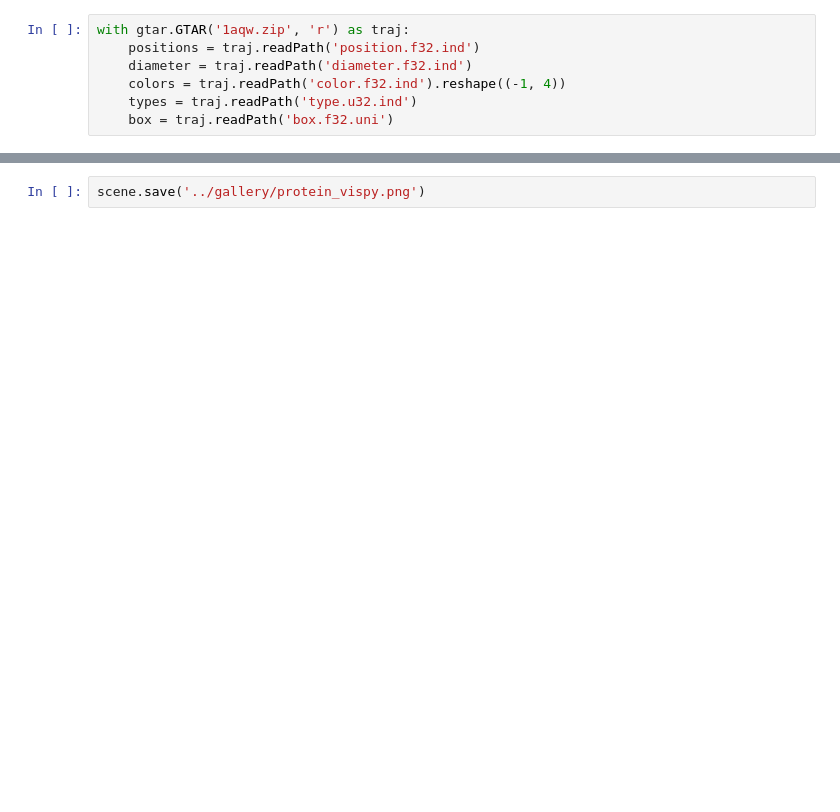
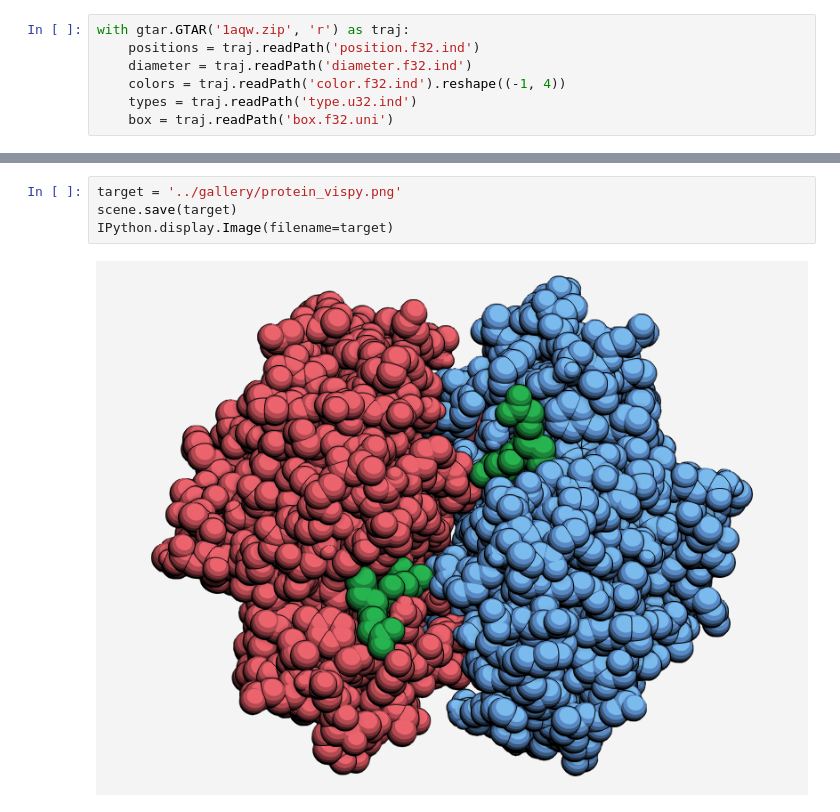
Before and after one commit to glotzerlab/plato-gallery, a Jupyter notebook: protein/Protein example.ipynb, the cells around one changed output, grey strips where cells are left out. Saved outputs shown, nothing was run; the diff lists cells and outputs as text; blank space fills up the shorter version.

```diff
--- a/protein/Protein example.ipynb
+++ b/protein/Protein example.ipynb
@@ -29,2 +61,6 @@ scene.show()
-# %%
-scene.save('../gallery/protein_vispy.png')
+# %%
+target = '../gallery/protein_vispy.png'
+scene.save(target)
+IPython.display.Image(filename=target)
+# %% [output]
+[figure, added]
```
Also changed, not shown: parts of 4 cells of this notebook, 3 other files.
